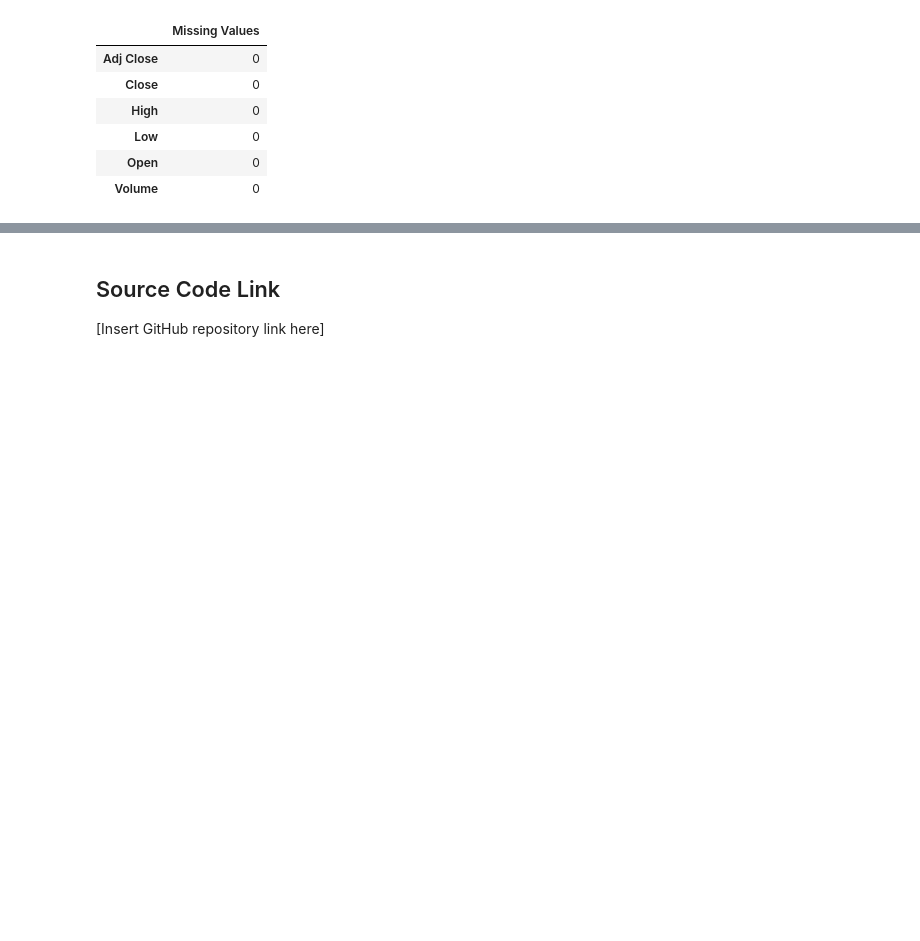
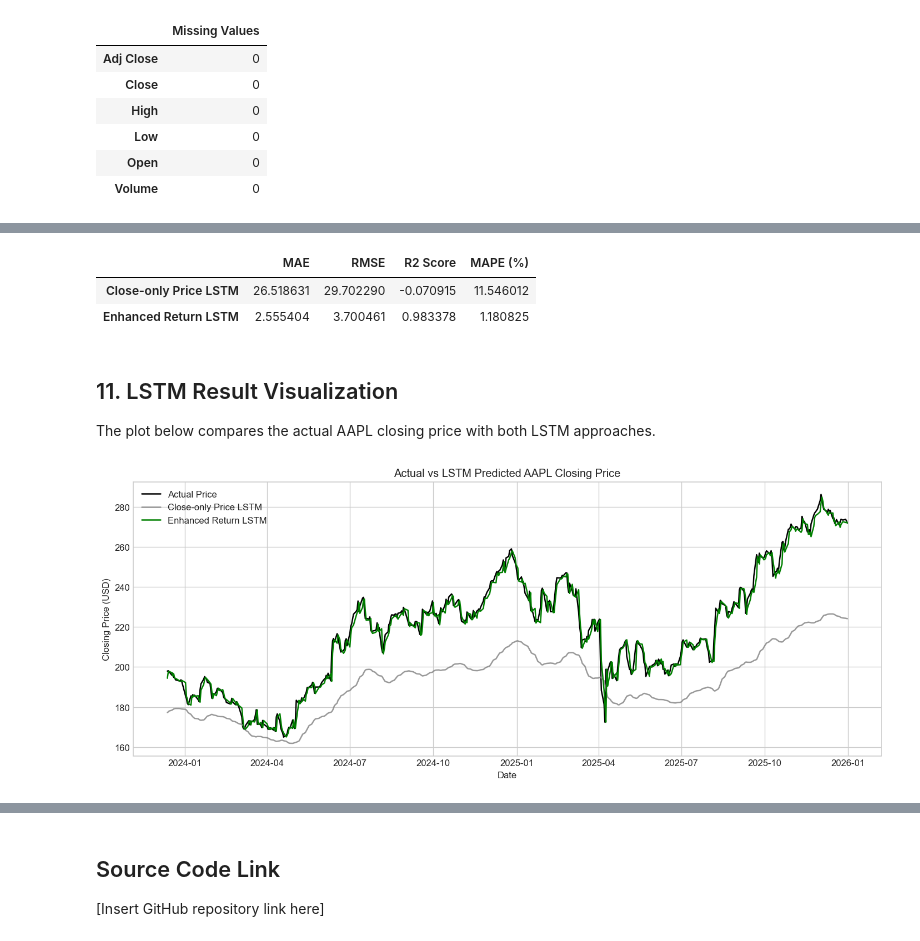
Before and after one commit to BingJun69/ML_Final_Assesment, a Jupyter notebook: stock_price_lstm_aapl.ipynb, the cells around one changed output, grey strips where cells are left out. Cells and saved outputs as stored; diff of their text form; code cells hidden in the pictures; blank space fills up the shorter version.

```diff
--- a/stock_price_lstm_aapl.ipynb
+++ b/stock_price_lstm_aapl.ipynb
@@ -536,0 +481,65 @@ Future improvements could include using Open, High, Low, Close, and Volume toget
+# %%
+def calculate_metrics(actual, predicted, epsilon=1e-8):
+    mae = mean_absolute_error(actual, predicted)
+    rmse = np.sqrt(mean_squared_error(actual, predicted))
+    r2 = r2_score(actual, predicted)
+    mape = np.mean(np.abs((actual - predicted) / (actual + epsilon))) * 100
+    return {
+        "MAE": mae,
+        "RMSE": rmse,
+        "R2 Score": r2,
+        "MAPE (%)": mape,
+    }
+
+
+close_lstm_pred_scaled = close_lstm_model.predict(X_test_close, verbose=0)
+close_lstm_pred = price_scaler.inverse_transform(close_lstm_pred_scaled).ravel()
+
+return_lstm_pred_scaled = return_lstm_model.predict(X_test_enhanced, verbose=0)
+return_lstm_pred = return_scaler.inverse_transform(return_lstm_pred_scaled).ravel()
+return_lstm_close_pred = previous_close_test * (1 + return_lstm_pred)
+
+close_lstm_metrics = calculate_metrics(actual_close_test, close_lstm_pred)
+return_lstm_metrics = calculate_metrics(actual_close_test, return_lstm_close_pred)
+
+lstm_comparison_df = pd.DataFrame(
+    [close_lstm_metrics, return_lstm_metrics],
+    index=["Close-only Price LSTM", "Enhanced Return LSTM"],
+)[["MAE", "RMSE", "R2 Score", "MAPE (%)"]]
+
+display(lstm_comparison_df)
+# %% [output]
+|  | MAE | RMSE | R2 Score | MAPE (%) |
+| Close-only Price LSTM | 26.518631 | 29.702290 | -0.070915 | 11.546012 |
+| Enhanced Return LSTM | 2.555404 | 3.700461 | 0.983378 | 1.180825 |
+# %% [markdown]
+## 11. LSTM Result Visualization
+
+The plot below compares the actual AAPL closing price with both LSTM approaches.
+# %%
+results_df = pd.DataFrame({
+    "Date": test_dates,
+    "Actual Price": actual_close_test,
+    "Close-only LSTM Predicted Price": close_lstm_pred,
+    "Enhanced Return LSTM Predicted Price": return_lstm_close_pred,
+})
+
+results_df["Enhanced LSTM Error"] = results_df["Actual Price"] - results_df["Enhanced Return LSTM Predicted Price"]
+results_df["Enhanced LSTM Absolute Error"] = results_df["Enhanced LSTM Error"].abs()
+results_df["Enhanced LSTM Percentage Error (%)"] = (
+    results_df["Enhanced LSTM Absolute Error"] / (results_df["Actual Price"].abs() + 1e-8)
+) * 100
+
+plt.figure(figsize=(12, 5))
+plt.plot(results_df["Date"], results_df["Actual Price"], label="Actual Price", color="black")
+plt.plot(results_df["Date"], results_df["Close-only LSTM Predicted Price"], label="Close-only Price LSTM", color="gray", alpha=0.8)
+plt.plot(results_df["Date"], results_df["Enhanced Return LSTM Predicted Price"], label="Enhanced Return LSTM", color="green")
+plt.title("Actual vs LSTM Predicted AAPL Closing Price")
+plt.xlabel("Date")
+plt.ylabel("Closing Price (USD)")
+plt.legend()
+plt.tight_layout()
+plt.savefig(OUTPUT_DIR / "aapl_05_lstm_actual_vs_predicted.png", dpi=150)
+plt.show()
+# %% [output]
+[figure, added]
```
Also changed, not shown: parts of 54 cells of this notebook, 6 other files.
